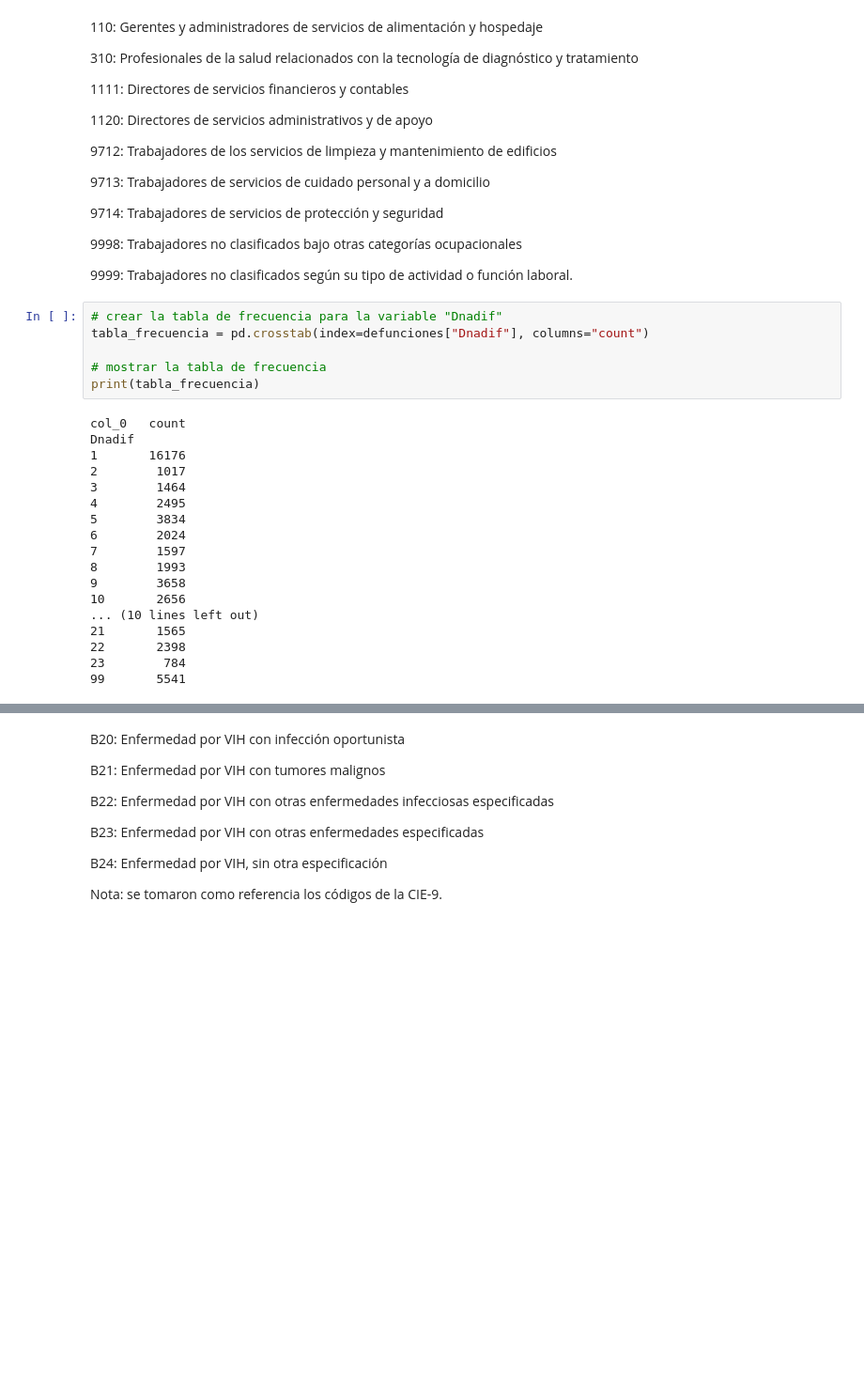
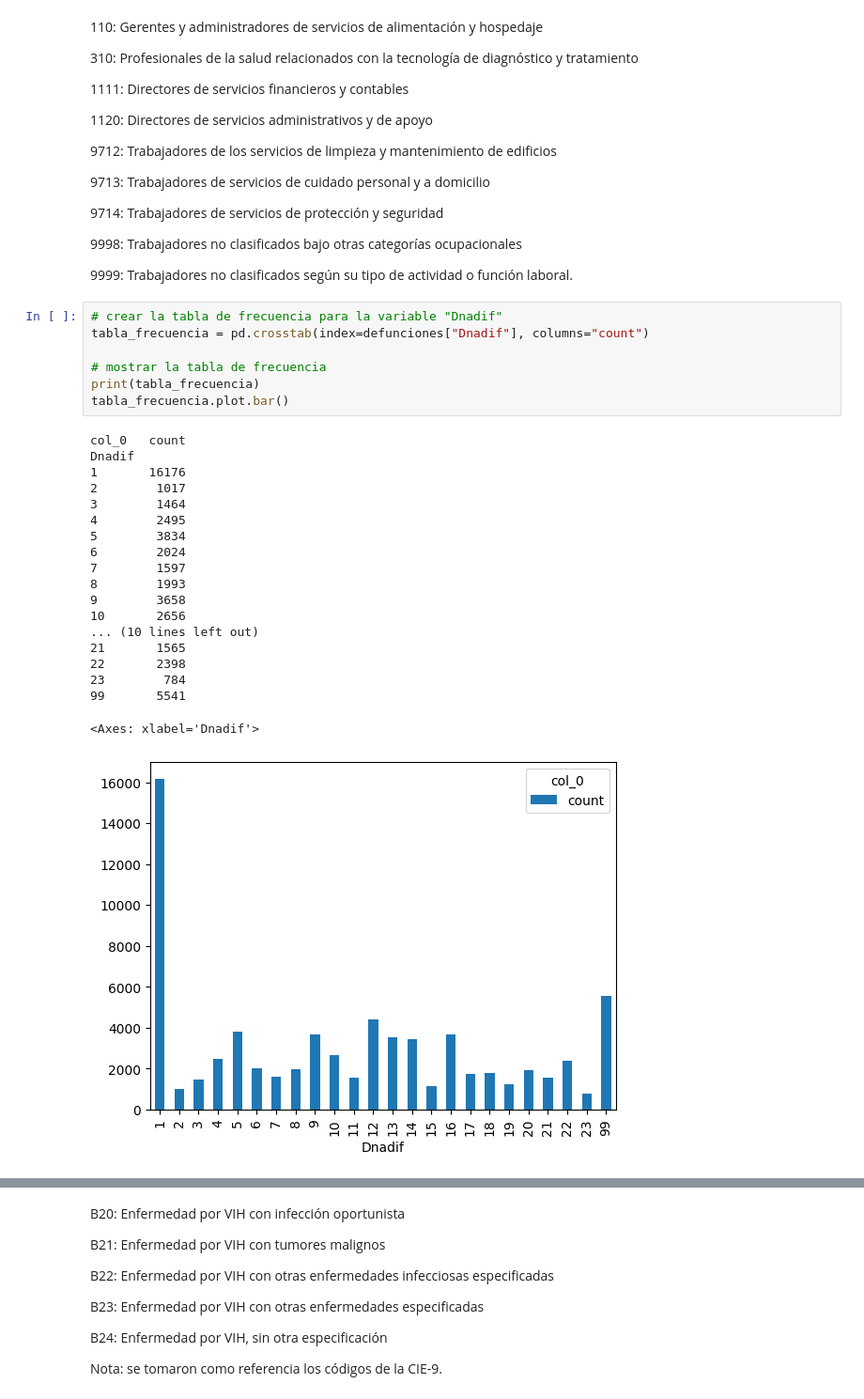
Before and after one commit to cayomol01/Proyecto1MD, a Jupyter notebook: proyecto.ipynb, the cells around one changed output, grey strips where cells are left out. Shown at 94% size. Saved outputs shown, nothing was run; the diff lists cells and outputs as text; blank space fills up the shorter version.

```diff
--- a/proyecto.ipynb
+++ b/proyecto.ipynb
@@ -811,27 +825,30 @@ Ocudif
 # %%
 # crear la tabla de frecuencia para la variable "Dnadif"
 tabla_frecuencia = pd.crosstab(index=defunciones["Dnadif"], columns="count")
 
 # mostrar la tabla de frecuencia
 print(tabla_frecuencia)
+tabla_frecuencia.plot.bar()
 # %% [output]
 col_0   count
 Dnadif
 1       16176
 2        1017
 3        1464
 4        2495
 5        3834
 6        2024
 7        1597
 8        1993
 9        3658
 10       2656
 ... (10 lines left out)
 21       1565
 22       2398
 23        784
 99       5541
+<Axes: xlabel='Dnadif'>
+[figure, added]
 # %%
 # crear la tabla de frecuencia para la variable "Mnadif"
 tabla_frecuencia = pd.crosstab(index=defunciones["Mnadif"], columns="count")
```
Also changed, not shown: parts of 15 cells of this notebook.
